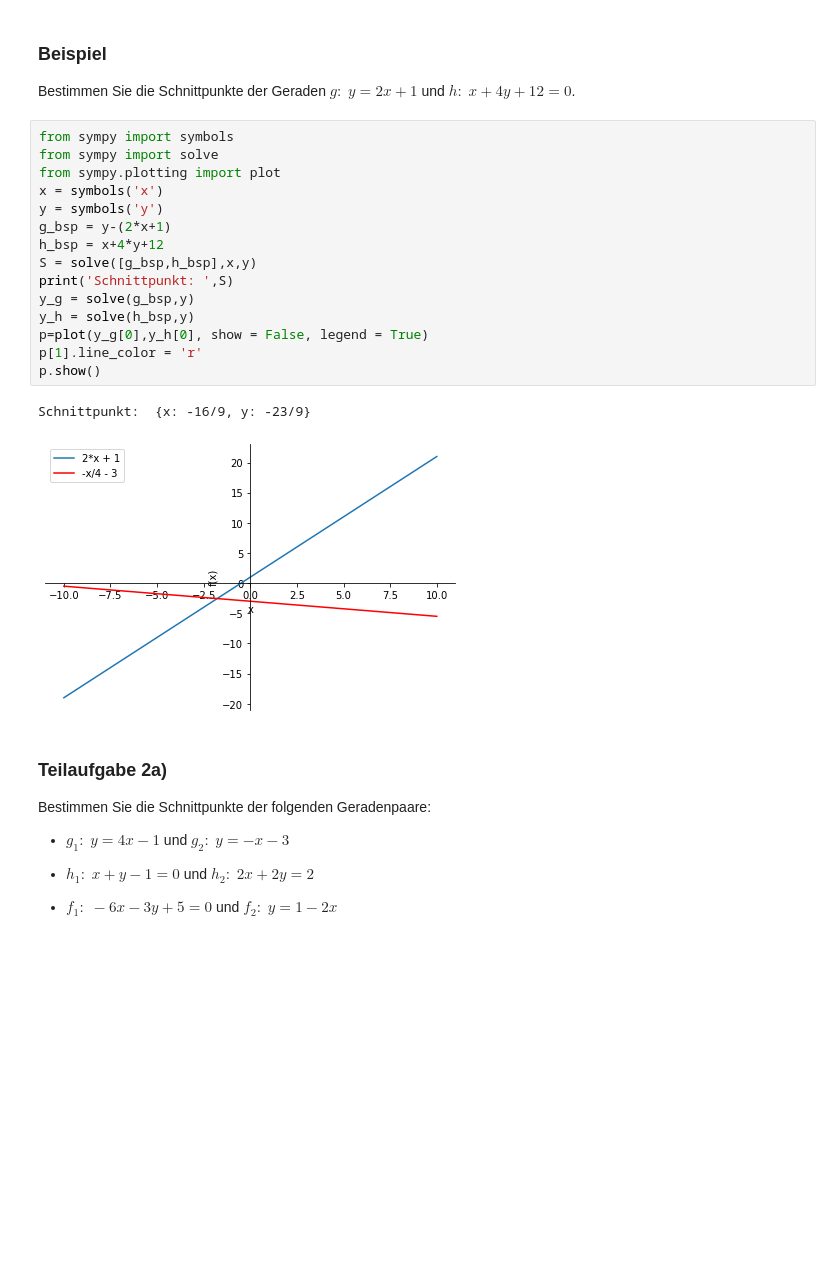
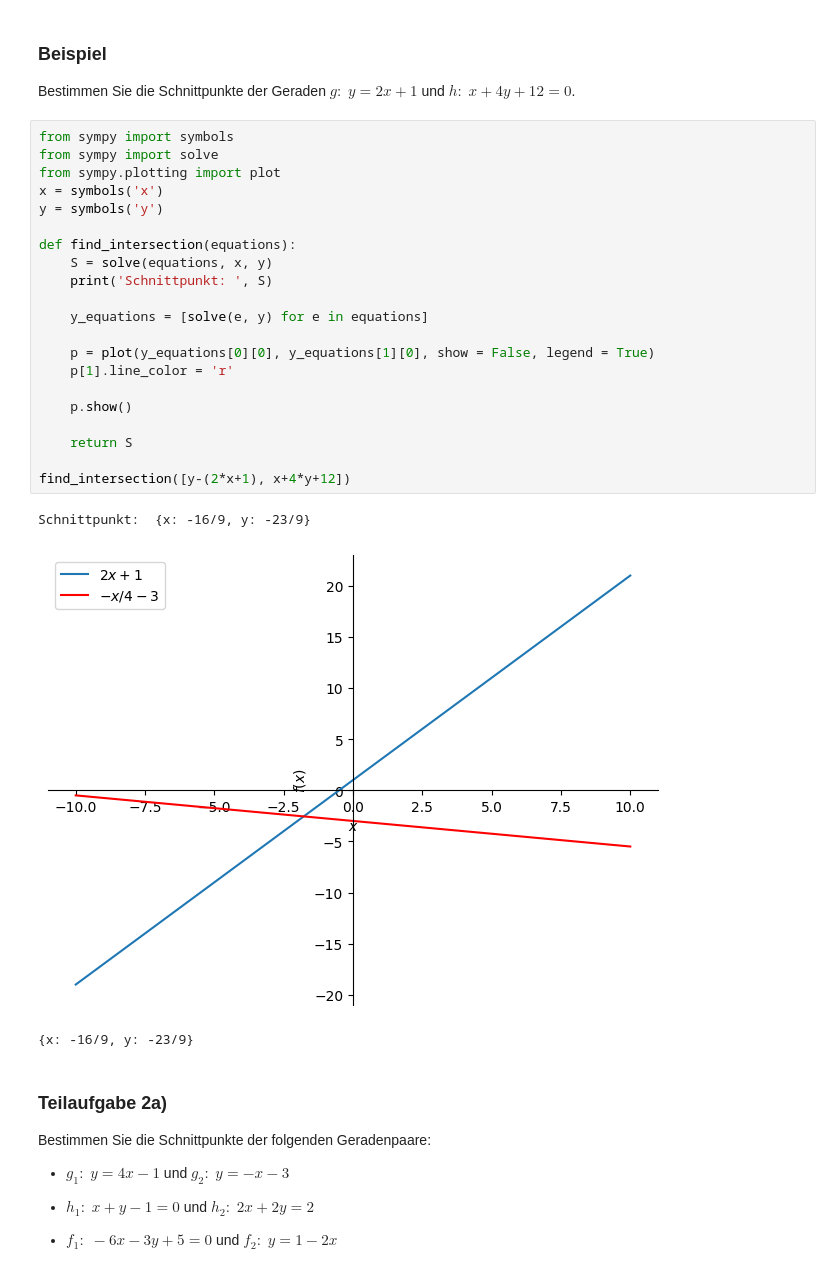
Before and after one commit to noaahh/fhnw-ds-math-1da, a Jupyter notebook: gla/MC/mc3_gla_hs2022.ipynb, the cells around one changed output. Drawn from its saved outputs; the diff is of its cells as text; blank space fills up the shorter version.

```diff
--- a/gla/MC/mc3_gla_hs2022.ipynb
+++ b/gla/MC/mc3_gla_hs2022.ipynb
@@ -117,21 +117,28 @@ Bestimmen Sie die Schnittpunkte der Geraden $g:\;y=2x+1$ und $h:\;x+4y+12=0$.
 # %%
 from sympy import symbols
 from sympy import solve
 from sympy.plotting import plot
 x = symbols('x')
 y = symbols('y')
-g_bsp = y-(2*x+1)
-h_bsp = x+4*y+12
-S = solve([g_bsp,h_bsp],x,y)
-print('Schnittpunkt: ',S)
-y_g = solve(g_bsp,y)
-y_h = solve(h_bsp,y)
-p=plot(y_g[0],y_h[0], show = False, legend = True)
-p[1].line_color = 'r'
-p.show()
+
+def find_intersection(equations):
+    S = solve(equations, x, y)
+    print('Schnittpunkt: ', S)
+
+    y_equations = [solve(e, y) for e in equations]
+
+    p = plot(y_equations[0][0], y_equations[1][0], show = False, legend = True)
+    p[1].line_color = 'r'
+
+    p.show()
+
+    return S
+
+find_intersection([y-(2*x+1), x+4*y+12])
 # %% [output]
 Schnittpunkt:  {x: -16/9, y: -23/9}
-[figure, old version]
+[figure, new version]
+{x: -16/9, y: -23/9}
 # %% [markdown]
 ### Teilaufgabe 2a)
 
```
Also changed, not shown: parts of 30 cells of this notebook.
